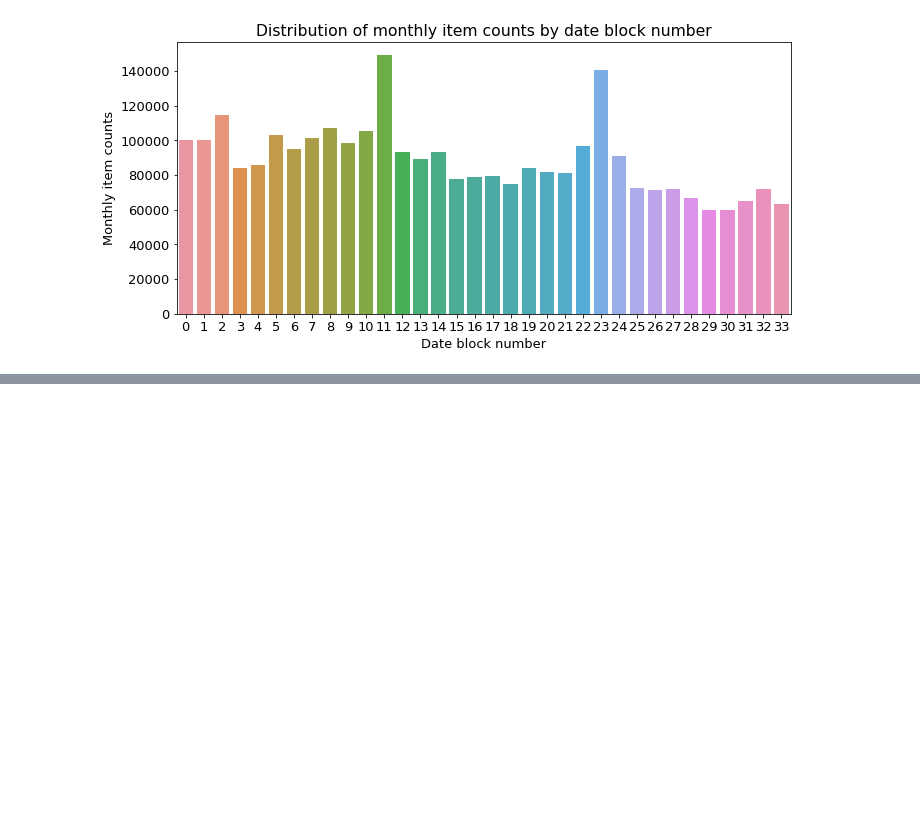
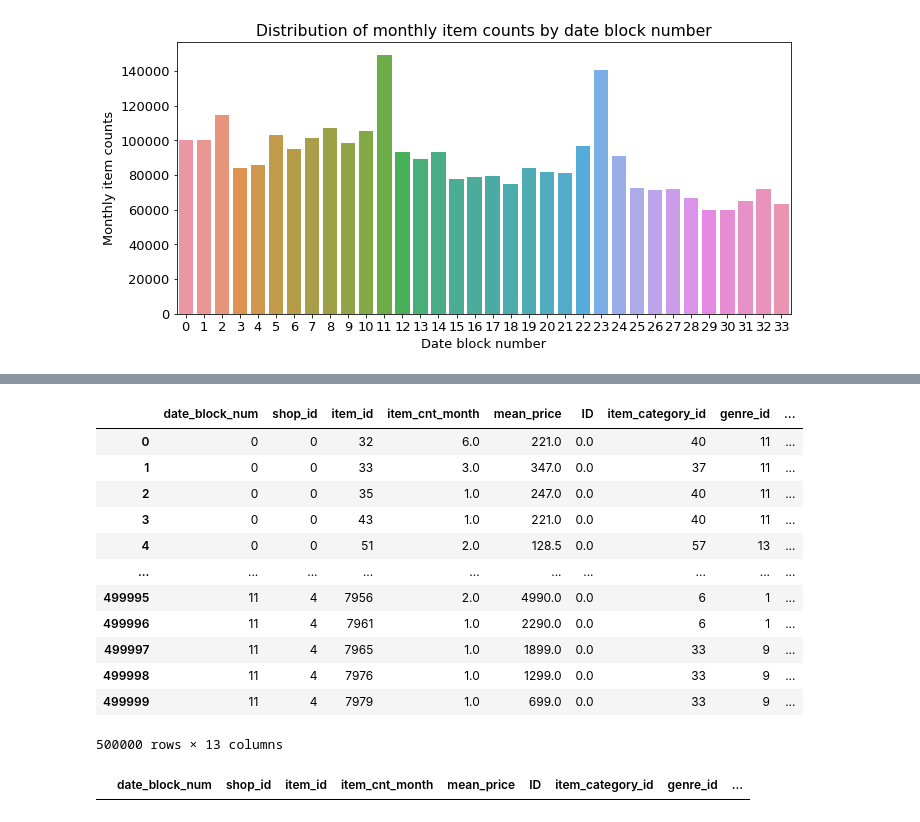
Before and after one commit to Philip-Murray/dataproj, a Jupyter notebook: Converter2.ipynb, the cells around one changed output, grey strips where cells are left out. Drawn from its saved outputs; the diff is of its cells as text; code cells hidden in the pictures; blank space fills up the shorter version.

```diff
--- a/Converter2.ipynb
+++ b/Converter2.ipynb
@@ -278,0 +294,3 @@ merged2.head()
+# %%
+merged2["month_id"] = merged2['date_block_num'].apply(lambda dbn: 1 + dbn % 12)
+merged2.head()
@@ -278,0 +323,10 @@ merged2.head()
+# %%
+def count_days(date_block_num):
+    year = 2013 + date_block_num // 12
+    month = 1 + date_block_num % 12
+    weeknd_count = len([1 for i in calendar.monthcalendar(year, month) if i[6] != 0])
+    return weeknd_count
+map_dict = {i: count_days(i) for i in range(35)}
+
+merged2['weeknd_count'] = merged2['date_block_num'].apply(lambda x: map_dict[x])
+merged2.head()
@@ -278,0 +340,36 @@ merged2.head()
+# %%
+def lag_feature(df, col):
+    tmp = df[['date_block_num','shop_id','item_id',col]]
+    for i in [1, 2, 3]:
+        shifted = tmp.copy()
+        shifted.columns = ['date_block_num','shop_id','item_id', col+'_lag_'+str(i)]
+        shifted['date_block_num'] += i
+        df = pd.merge(df, shifted, on=['date_block_num','shop_id','item_id'], how='left')
+        df[col+'_lag_'+str(i)] = df[col+'_lag_'+str(i)].astype('float16')
+    del tmp
+    return df
+# %%
+merged2 = lag_feature(merged2, 'item_cnt_month')
+merged2[['item_cnt_month_lag_1', 'item_cnt_month_lag_2', 'item_cnt_month_lag_3']] = merged2[['item_cnt_month_lag_1', 'item_cnt_month_lag_2', 'item_cnt_month_lag_3']].fillna(value=0)
+# %%
+merged2.head(500000)
+# %% [output]
+|  | date_block_num | shop_id | item_id | item_cnt_month | mean_price | ID | item_category_id | genre_id | ... |
+| 0 | 0 | 0 | 32 | 6.0 | 221.0 | 0.0 | 40 | 11 | ... |
+| 1 | 0 | 0 | 33 | 3.0 | 347.0 | 0.0 | 37 | 11 | ... |
+| 2 | 0 | 0 | 35 | 1.0 | 247.0 | 0.0 | 40 | 11 | ... |
+| 3 | 0 | 0 | 43 | 1.0 | 221.0 | 0.0 | 40 | 11 | ... |
+| 4 | 0 | 0 | 51 | 2.0 | 128.5 | 0.0 | 57 | 13 | ... |
+| ... | ... | ... | ... | ... | ... | ... | ... | ... | ... |
+| 499995 | 11 | 4 | 7956 | 2.0 | 4990.0 | 0.0 | 6 | 1 | ... |
+| 499996 | 11 | 4 | 7961 | 1.0 | 2290.0 | 0.0 | 6 | 1 | ... |
+| 499997 | 11 | 4 | 7965 | 1.0 | 1899.0 | 0.0 | 33 | 9 | ... |
+| 499998 | 11 | 4 | 7976 | 1.0 | 1299.0 | 0.0 | 33 | 9 | ... |
+| 499999 | 11 | 4 | 7979 | 1.0 | 699.0 | 0.0 | 33 | 9 | ... |
+500000 rows × 13 columns
+# %%
+
+y = merged2.loc[ (merged2['date_block_num'] == 0) & (merged2['shop_id'] == 13) & (merged2['item_id'] == 32)]
+y.head()
+# %% [output]
+|  | date_block_num | shop_id | item_id | item_cnt_month | mean_price | ID | item_category_id | genre_id | ... |
```
Also changed, not shown: parts of 19 cells of this notebook.
